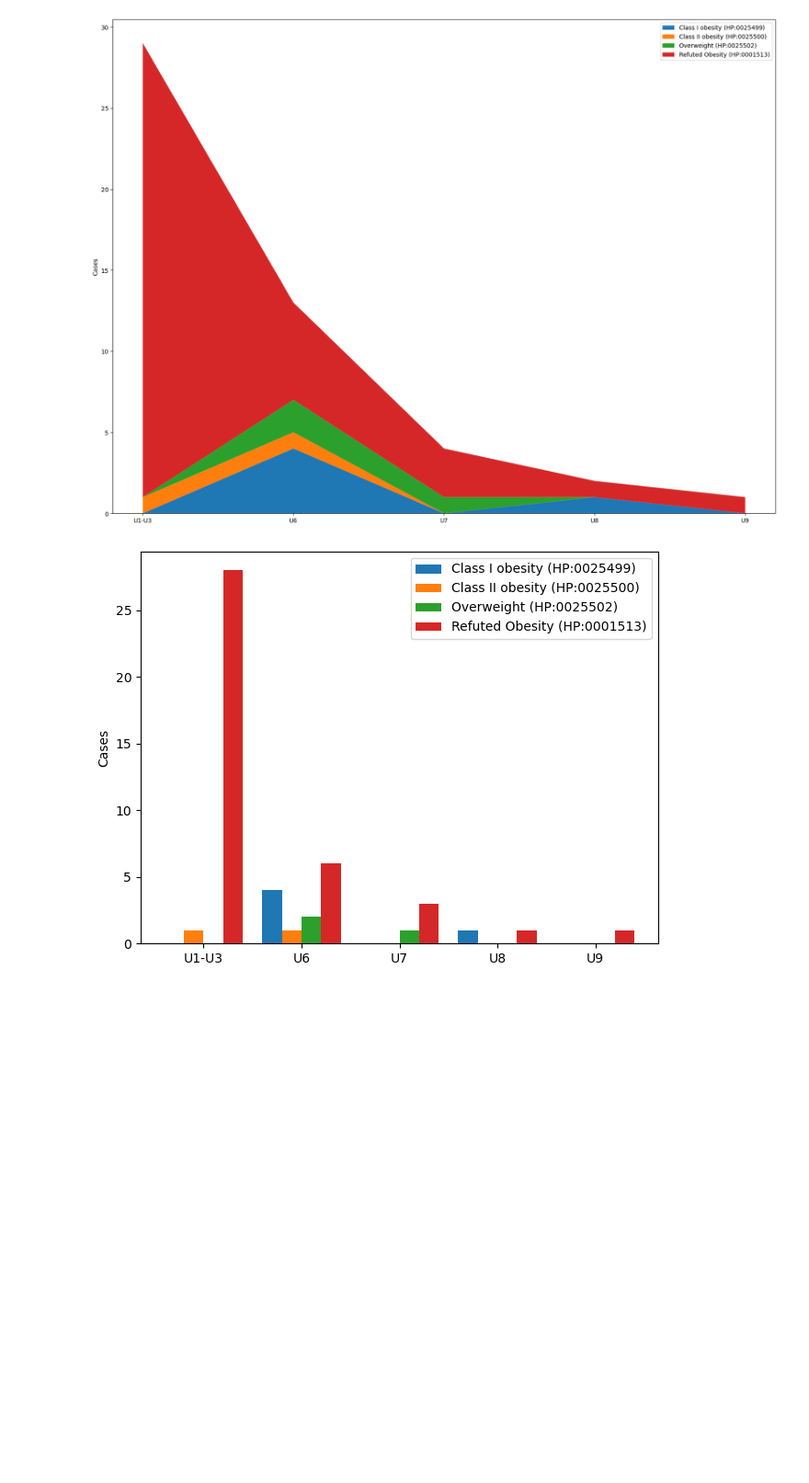
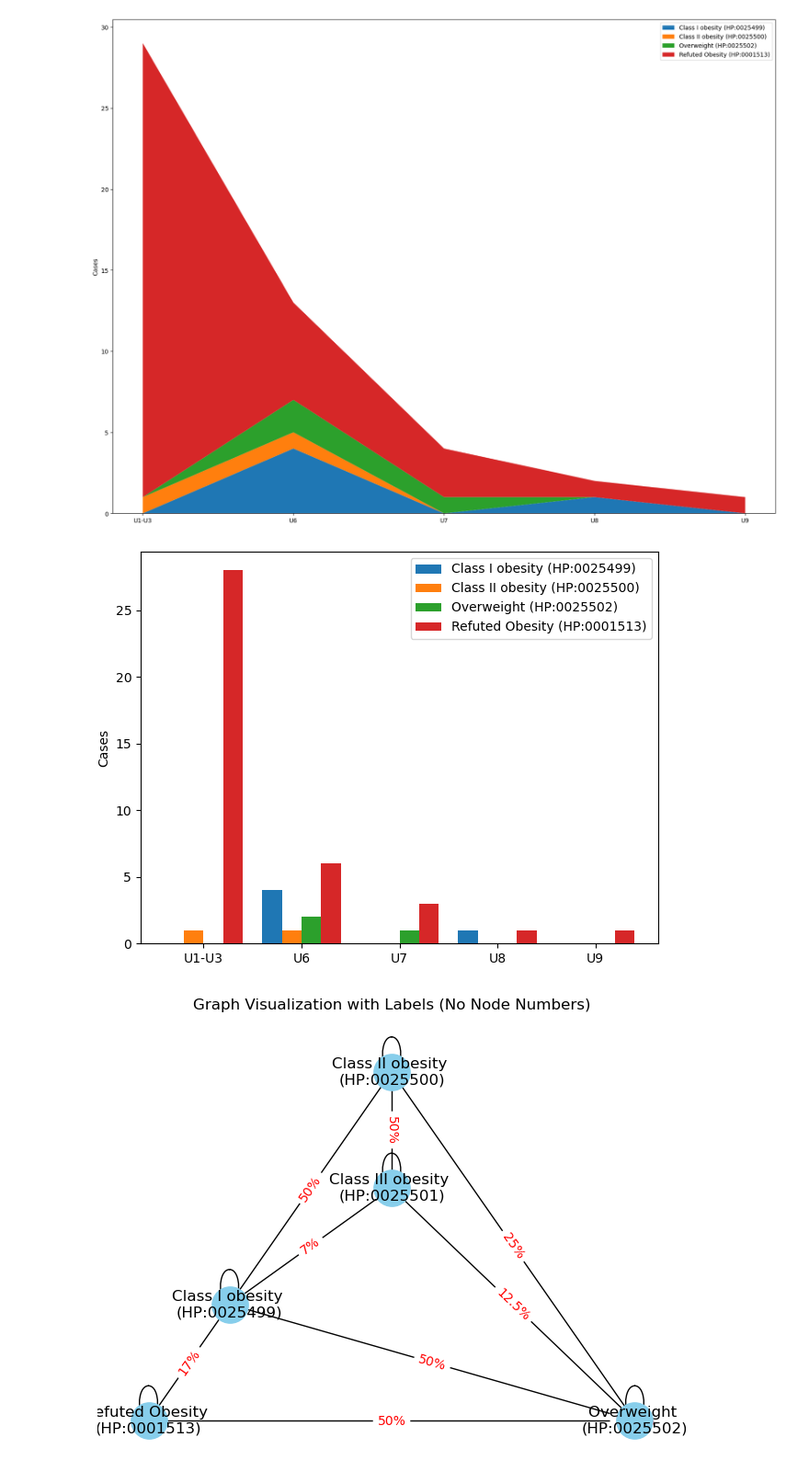
Before and after one commit to BIH-CEI/ERKER2Phenopackets, a Jupyter notebook: ERKER2Phenopackets/src/analysis/ml/analyse.ipynb, the cells around one changed output. Shown at 92% size. Cells and saved outputs as stored; diff of their text form; code cells hidden in the pictures; blank space fills up the shorter version.

Commit message:
added image plot and pygraphviz

```diff
--- a/ERKER2Phenopackets/src/analysis/ml/analyse.ipynb
+++ b/ERKER2Phenopackets/src/analysis/ml/analyse.ipynb
@@ -549,3 +551,65 @@ from ERKER2Phenopackets.src.utils.polars_utils import barchart_multiple, barchar
 barchart_multiple(time_stamps, values, 'Cases', categories)
 # %% [output]
 [figure]
+# %%
+import networkx as nx
+import matplotlib.pyplot as plt
+
+def linear_layout(G):
+    nodes_list = list(G.nodes())
+    pos = {node: (index, 0) for index, node in enumerate(nodes_list)}
+    return pos
+
+
+def create_graph(vertex_labels, edge_labels, adjacency_list):
+    G = nx.Graph()
+
+    for i, vl in enumerate(vertex_labels):
+        G.add_node(i, label=vl)
+
+    for i, al in enumerate(adjacency_list):
+        for k, j in enumerate(al):
+            G.add_edge(i, j, label=edge_labels[i][k])
+
+    return G
+
+def graphplot(vertex_labels, edge_labels, adjacency_list):
+    G = create_graph(vertex_labels, edge_labels, adjacency_list)
+
+    pos = nx.planar_layout(G)
+
+    # Create a mapping for node labels without numbers
+    node_labels = {node: label['label'] for node, label in G.nodes(data=True)}
+
+    # Draw the graph without node labels
+    nx.draw(G, pos, with_labels=False, node_color='skyblue', node_size=800, font_weight='bold', font_size=12)
+
+    # Draw node labels without numbers
+    nx.draw_networkx_labels(G, pos, labels=node_labels)
+
+    # Draw edge labels
+    edge_labels = nx.get_edge_attributes(G, 'label')
+    nx.draw_networkx_edge_labels(G, pos, edge_labels=edge_labels, font_color='red')
+
+    plt.title('Graph Visualization with Labels (No Node Numbers)')
+    plt.show()
+    return G
+
+vertex_labels = ['Refuted Obesity \n(HP:0001513)', 'Overweight \n(HP:0025502)', 'Class I obesity \n(HP:0025499)', 'Class II obesity \n(HP:0025500)', 'Class III obesity \n(HP:0025501)']
+edge_labels = [
+    ['33%', '50%', '17%'],
+    ['12.5%', '50%', '25%', '12.5%'],
+    ['43%', '50%', '7%'],
+    ['50%', '50%'],
+    ['100%'],
+]
+adjacency_list = [
+    [0, 1, 2,],
+    [1, 2, 3, 4],
+    [2, 3, 4],
+    [3, 4],
+    [4],
+]
+G = graphplot(vertex_labels, edge_labels, adjacency_list)
+# %% [output]
+[figure, added]
```
Also changed, not shown: parts of 9 cells of this notebook, 2 other files.
